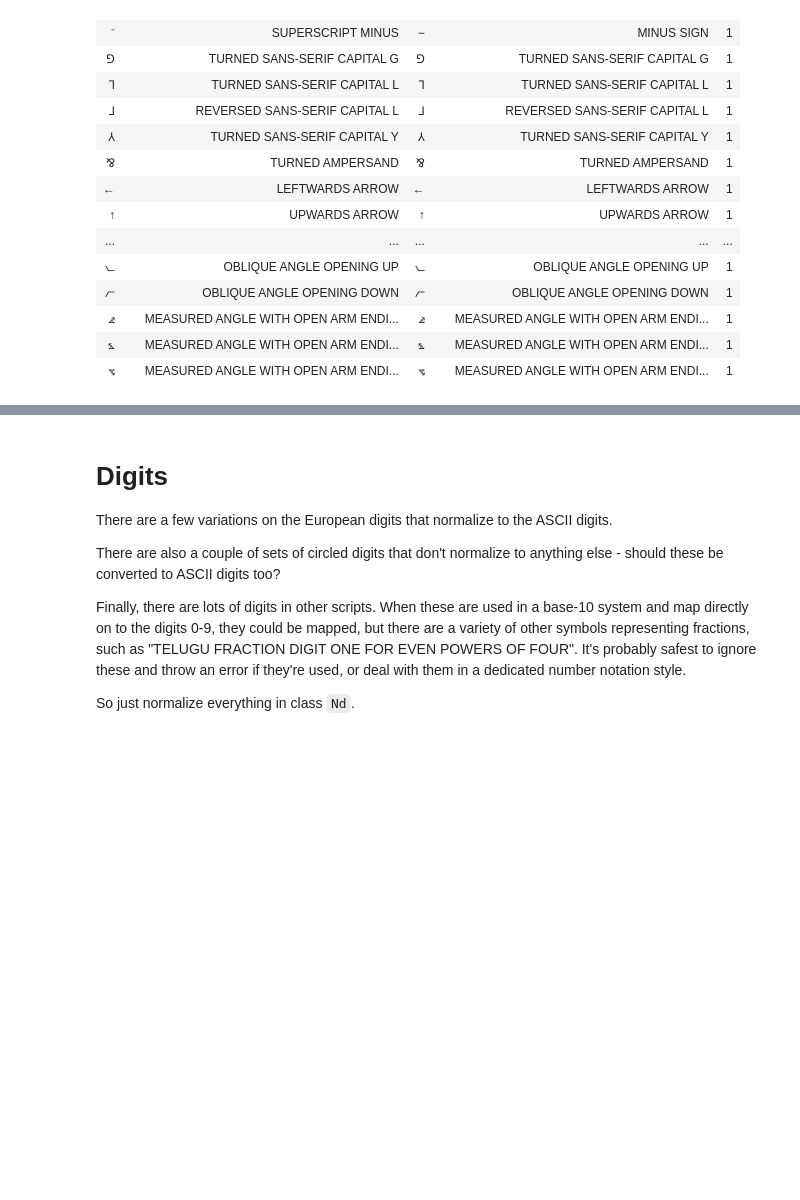
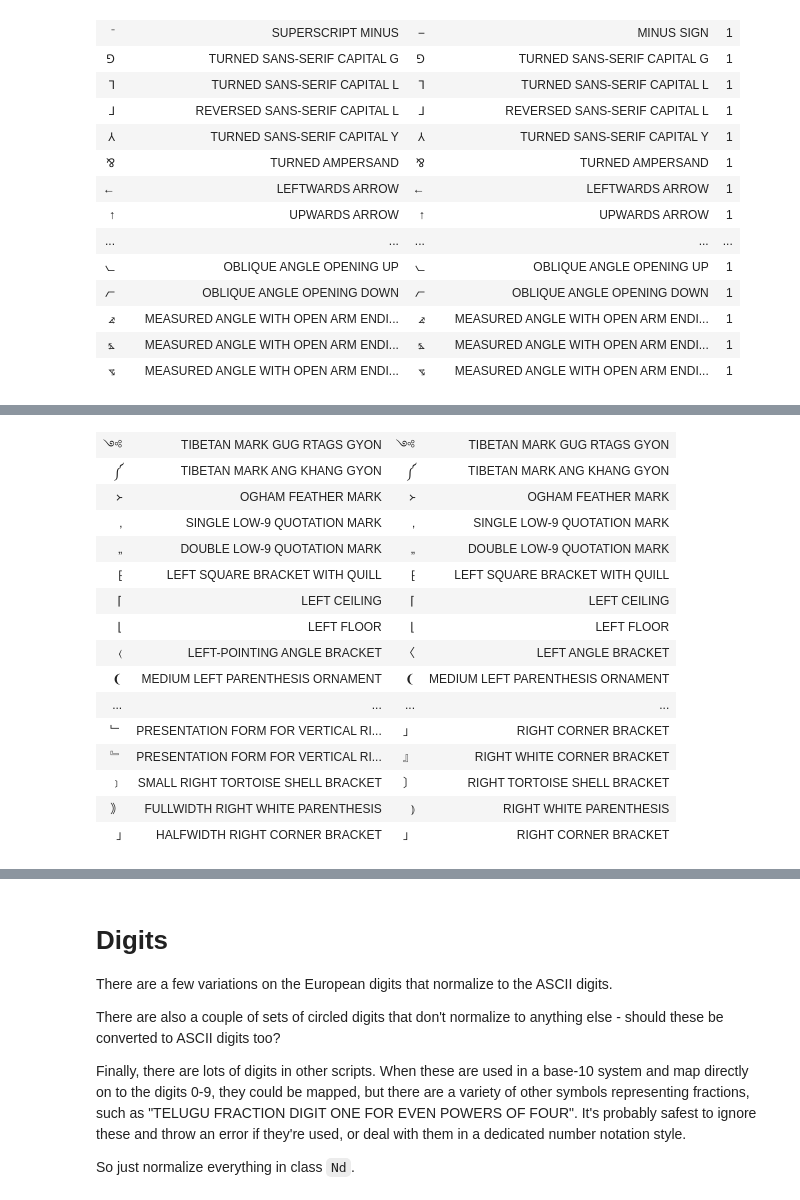
Before and after one commit to numbas/unicode-math-normalization, a Jupyter notebook: unicode-math-mapping.ipynb, the cells around one changed output, grey strips where cells are left out. Saved outputs shown, nothing was run; the diff lists cells and outputs as text; code cells hidden in the pictures; blank space fills up the shorter version.

```diff
--- a/unicode-math-mapping.ipynb
+++ b/unicode-math-mapping.ipynb
@@ -23,9 +23,11 @@ def table(fn):
 
     return fn
 
-def tsv_symbols(filename):
+def tsv_symbols(filename, headers=None):
     def wrapper(fn):
         with open(filename,'w') as f:
+            if headers is not None:
+                f.write('\t'.join(headers)+'\n')
             for row in fn():
                 f.write('\t'.join(str(x) for x in row)+'\n')
 
@@ -277,0 +390,25 @@ def unrecognised_punctuation():
+# %%
+@tsv_symbols(tmp_dir / 'unedited-brackets.tsv', headers=['Character', 'Name', 'Normalised Character', 'Normalised Name'])
+@table
+def unrecognised_po():
+    for c in unicode_category['Ps'] + unicode_category['Pe']:
+        n = unicodedata.normalize('NFKC',c)
+        if not (c in characters or n in characters):
+            yield (c, unicodedata.name(c), n, unicodedata.name(n[0]))
+# %% [output]
+| ༺ | TIBETAN MARK GUG RTAGS GYON | ༺ | TIBETAN MARK GUG RTAGS GYON |
+| ༼ | TIBETAN MARK ANG KHANG GYON | ༼ | TIBETAN MARK ANG KHANG GYON |
+| ᚛ | OGHAM FEATHER MARK | ᚛ | OGHAM FEATHER MARK |
+| ‚ | SINGLE LOW-9 QUOTATION MARK | ‚ | SINGLE LOW-9 QUOTATION MARK |
+| „ | DOUBLE LOW-9 QUOTATION MARK | „ | DOUBLE LOW-9 QUOTATION MARK |
+| ⁅ | LEFT SQUARE BRACKET WITH QUILL | ⁅ | LEFT SQUARE BRACKET WITH QUILL |
+| ⌈ | LEFT CEILING | ⌈ | LEFT CEILING |
+| ⌊ | LEFT FLOOR | ⌊ | LEFT FLOOR |
+| 〈 | LEFT-POINTING ANGLE BRACKET | 〈 | LEFT ANGLE BRACKET |
+| ❨ | MEDIUM LEFT PARENTHESIS ORNAMENT | ❨ | MEDIUM LEFT PARENTHESIS ORNAMENT |
+| ... | ... | ... | ... |
+| ﹂ | PRESENTATION FORM FOR VERTICAL RI... | 」 | RIGHT CORNER BRACKET |
+| ﹄ | PRESENTATION FORM FOR VERTICAL RI... | 』 | RIGHT WHITE CORNER BRACKET |
+| ﹞ | SMALL RIGHT TORTOISE SHELL BRACKET | 〕 | RIGHT TORTOISE SHELL BRACKET |
+| ｠ | FULLWIDTH RIGHT WHITE PARENTHESIS | ⦆ | RIGHT WHITE PARENTHESIS |
+| ｣ | HALFWIDTH RIGHT CORNER BRACKET | 」 | RIGHT CORNER BRACKET |
```
Also changed, not shown: parts of 15 cells of this notebook, 6 other files.
